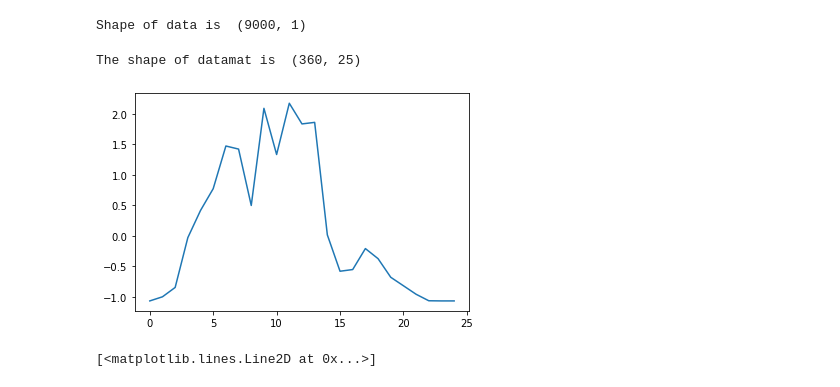
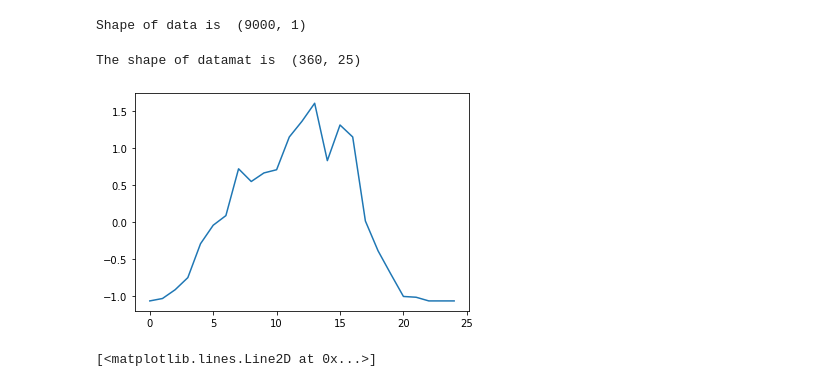
Before and after one commit to jameelhassan/SolarPrediction, a Jupyter notebook: DifferenceTransf30min.ipynb, the cells around one changed output. Saved outputs shown, nothing was run; the diff lists cells and outputs as text; code cells hidden in the pictures.

```diff
--- a/DifferenceTransf30min.ipynb
+++ b/DifferenceTransf30min.ipynb
@@ -10,7 +10,7 @@ from tensorflow.keras.models import Sequential
 from tensorflow.keras.layers import Dense, Flatten, Conv1D, AveragePooling1D, SimpleRNN, LSTM
 # %%
 #Loading data from PC- data:full original vector of solar irradiance
-data = pd.read_csv("Solar30.csv", names=['irradiance'])
+data = pd.read_csv("solar_30min.csv", names=['irradiance'])
 print(data.head())
 # %% [output]
    irradiance
@@ -27,16 +27,17 @@ Shape of data is  (9000, 1)
 # %%
 sigma = np.std(data)
 mu = np.mean(data)
-datanorm = (data-mu)/sigma
+datanorm = (data-mu)/sig
 # %%
 #Random shuffling to matrix across rows
 datamat = data.reshape(360,-1)
 print("The shape of datamat is ", datamat.shape)
+datamat_norm = datanorm.reshape(360,-1)
 plt.plot(datamat_norm[0])
 datanorm = datamat_norm.reshape(-1,1)
 # %% [output]
 The shape of datamat is  (360, 25)
-[figure, old version]
+[figure, new version]
 # %%
 #Function to Split into input ouput sets
 def split_seq(seq, n_steps):
```
Also changed, not shown: 7 other files.
